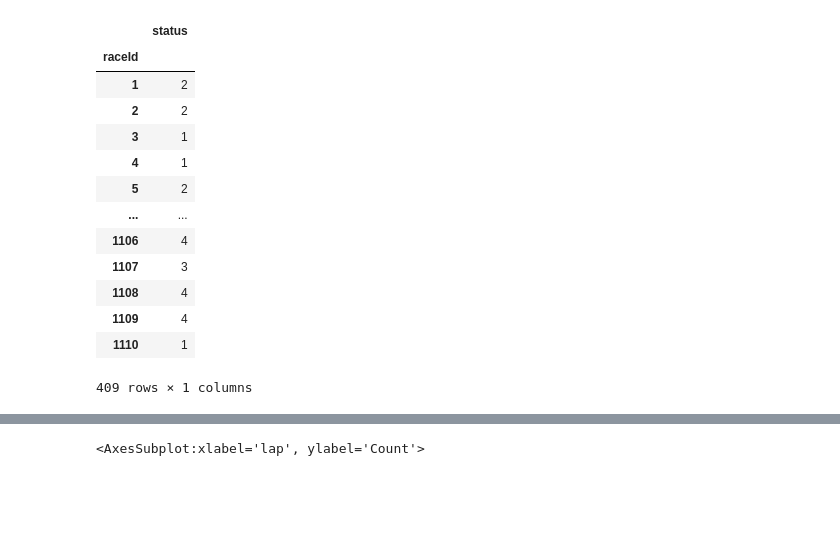
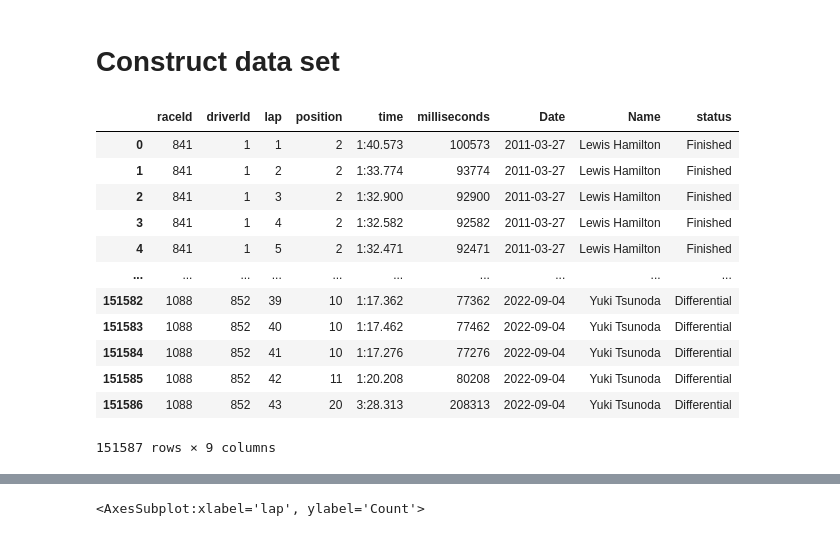
Before and after one commit to ryandouglaskish/MSAI-349-Project, a Jupyter notebook: Exploratory.ipynb, the cells around one changed output, grey strips where cells are left out. Cells and saved outputs as stored; diff of their text form; code cells hidden in the pictures; blank space fills up the shorter version.

```diff
--- a/Exploratory.ipynb
+++ b/Exploratory.ipynb
@@ -4,6 +4,8 @@ import datetime
 import matplotlib.pyplot as plt
 import seaborn as sns
 import numpy as np
+# %% [markdown]
+# Construct data set
 # %%
 data_dir ='kaggle-data/'
 
@@ -56,35 +58,39 @@ driver_ids_of_interest = [driver_name_id_map[name] for name in driver_names_of_i
 # %%
 races_raw_df['Date'] = pd.to_datetime(races_raw_df['date'])
 
+# add date (from races_raw_df) to laptimes
 laptimes_raw_df.shape[0]
 laptimes = laptimes_raw_df.merge(races_raw_df[['raceId','Date']], on='raceId', how='left')
 assert laptimes.shape[0] == laptimes_raw_df.shape[0], 'confirm no duplicates formed during merge'
 
+# add driver name to laptimes
 laptimes_with_names = laptimes.merge(drivers[['driverId','Name']], on='driverId', how='left')
 assert laptimes.shape[0] == laptimes_with_names.shape[0], 'confirm no duplicates formed during merge'
 
-
+# Filter for drivers of interest
 laptime_di = laptimes_with_names[laptimes_with_names['Name'].isin(driver_names_of_interest)].reset_index(drop=True)
 assert laptime_di['driverId'].nunique() == len(driver_ids_of_interest), 'confirm we have lap data for all drivers of interest'
 
-laptime_di = laptime_di.sort_values(['raceId','lap','driverId'])
+# laptime_di = laptime_di.sort_values(['raceId','lap','driverId'])
 
+# Add status
+prev_len = laptime_di.shape[0]
 laptime_di = laptime_di.merge(results_raw_df[['raceId','driverId','statusId']], on=['raceId','driverId'])
 laptime_di = laptime_di.merge(status_raw_df[['statusId','status']], on=['statusId'])
+assert prev_len == laptime_di.shape[0]
+laptime_di.drop(['statusId'], axis=1, inplace=True) # don't need statusId since we have status
+laptime_di
+# %% [output]
+|  | raceId | driverId | lap | position | time | milliseconds | Date | Name | status |
+| 0 | 841 | 1 | 1 | 2 | 1:40.573 | 100573 | 2011-03-27 | Lewis Hamilton | Finished |
+| 1 | 841 | 1 | 2 | 2 | 1:33.774 | 93774 | 2011-03-27 | Lewis Hamilton | Finished |
+| 2 | 841 | 1 | 3 | 2 | 1:32.900 | 92900 | 2011-03-27 | Lewis Hamilton | Finished |
+| 3 | 841 | 1 | 4 | 2 | 1:32.582 | 92582 | 2011-03-27 | Lewis Hamilton | Finished |
+| 4 | 841 | 1 | 5 | 2 | 1:32.471 | 92471 | 2011-03-27 | Lewis Hamilton | Finished |
+| ... | ... | ... | ... | ... | ... | ... | ... | ... | ... |
+| 151582 | 1088 | 852 | 39 | 10 | 1:17.362 | 77362 | 2022-09-04 | Yuki Tsunoda | Differential |
+| 151583 | 1088 | 852 | 40 | 10 | 1:17.462 | 77462 | 2022-09-04 | Yuki Tsunoda | Differential |
+| 151584 | 1088 | 852 | 41 | 10 | 1:17.276 | 77276 | 2022-09-04 | Yuki Tsunoda | Differential |
+| 151585 | 1088 | 852 | 42 | 11 | 1:20.208 | 80208 | 2022-09-04 | Yuki Tsunoda | Differential |
+| 151586 | 1088 | 852 | 43 | 20 | 3:28.313 | 208313 | 2022-09-04 | Yuki Tsunoda | Differential |
+151587 rows × 9 columns
-# %%
-laptime_di[['raceId','driverId','status']].groupby('raceId')[['status']].nunique()
-# %% [output]
-|  | status |
-| raceId |  |
-| 1 | 2 |
-| 2 | 2 |
-| 3 | 1 |
-| 4 | 1 |
-| 5 | 2 |
-| ... | ... |
-| 1106 | 4 |
-| 1107 | 3 |
-| 1108 | 4 |
-| 1109 | 4 |
-| 1110 | 1 |
-409 rows × 1 columns
```
Also changed, not shown: parts of 11 cells of this notebook.
